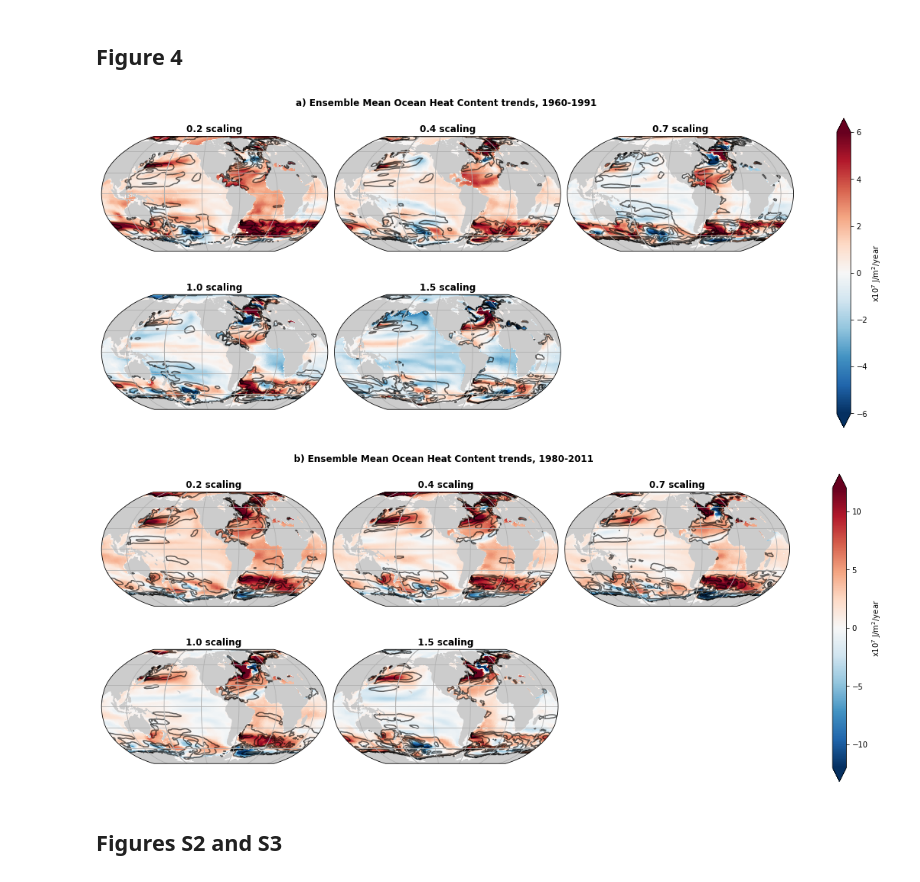
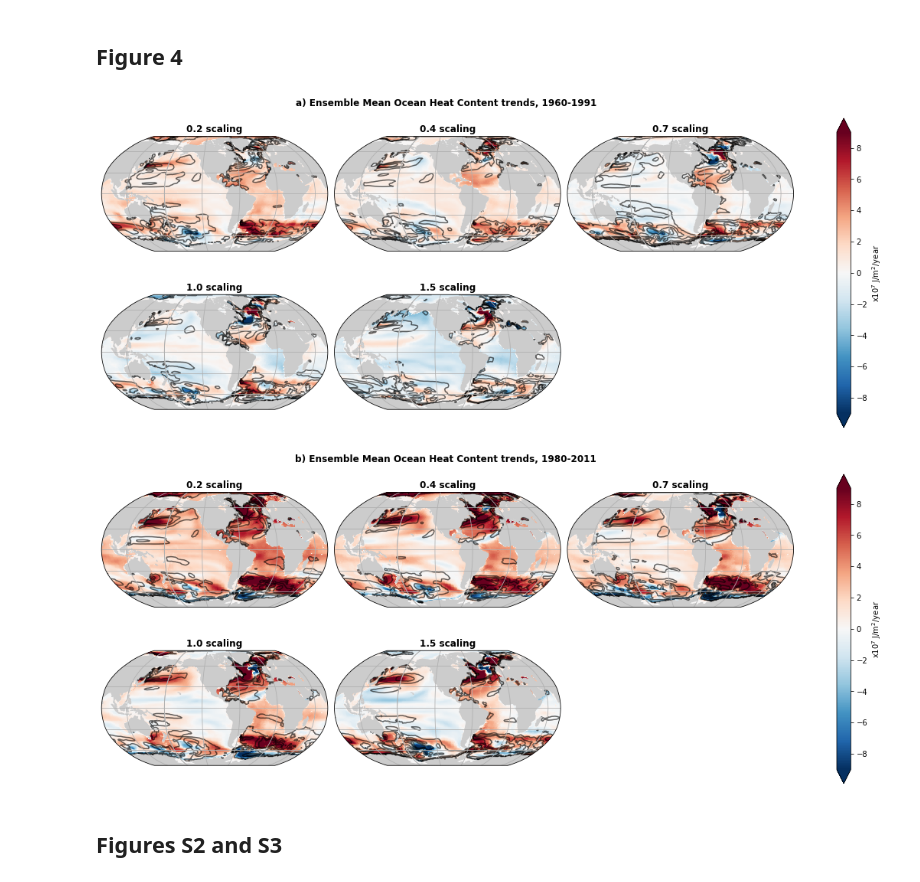
Before and after one commit to emmomp/SMURPHS_OHC, a Jupyter notebook: figure_notebooks/Fig4_OHC_trends_xy.ipynb, the cells around one changed output. Drawn from its saved outputs; the diff is of its cells as text; code cells hidden in the pictures.

```diff
--- a/figure_notebooks/Fig4_OHC_trends_xy.ipynb
+++ b/figure_notebooks/Fig4_OHC_trends_xy.ipynb
@@ -37,7 +37,7 @@ ohu_xy=xr.concat(ohu_xy,'time')
 # Plotting choices
 atllims=[-60,0,35,70]
 solims=[-90,-30]
-clims=[6,12]
+clim=9
 atl_inds=(ohu_xy.lon>atllims[0])&(ohu_xy.lon<atllims[1])&(ohu_xy.lat>atllims[2])&(ohu_xy.lat<atllims[3])
 so_inds=(ohu_xy.lat>solims[0])&(ohu_xy.lat<solims[1])
 region_dict={'atl':{'inds':[atl_inds],'proj':ccrs.Orthographic(),'lims':atllims,'figsize':[8,6]},
@@ -48,31 +48,31 @@ region_dict={'atl':{'inds':[atl_inds],'proj':ccrs.Orthographic(),'lims':atllims,
 # %%
 %matplotlib inline
 region='global'
 
 for tchunk in range(0,2):
     dplot=ohu_xy.isel(time=tchunk)/1e7*12
     if region_dict[region]['inds']:
         dplot=dplot.where(region_dict[region]['inds'][0],drop=True)
 
     dplot_mean=dplot.mean(dim='run')
     dplot_std=dplot.std(dim='run')
     p=dplot_mean.plot(x='lon',y='lat',col='exp',col_wrap=3,transform=ccrs.PlateCarree(),
                     figsize=region_dict[region]['figsize'],cmap='RdBu_r',
-                      vmin=-clims[tchunk],vmax=clims[tchunk],
+                      vmin=-clim,vmax=clim,
                     subplot_kws={'projection': region_dict[region]['proj']},cbar_kwargs={'label': 'x10$^7$ J/m$^2$/year'},rasterized=True)
     for ia,ax in enumerate(p.axes.flat):
         ax.add_feature(cf.LAND,color=[0.8,0.8,0.8],zorder=1)
         ax.gridlines()
         if region_dict[region]['lims']:
             ax.set_extent(region_dict[region]['lims'], ccrs.PlateCarree())
         if ia<5:
             dplot_std.isel(exp=ia).plot.contour(x='lon',y='lat',levels=[2,4,6],colors='k',alpha=0.6,transform=ccrs.PlateCarree(),ax=ax)
             ax.set_title(exp_names[ia]+' scaling',fontweight='bold')
     plt.suptitle(chr(ord('a')+tchunk)+') Ensemble Mean Ocean Heat Content trends, '+str(y_start[tchunk])+'-'+str(y_end[tchunk]),weight='bold',x=0.4,y=1.02)
     plt.savefig(figs_dir+'Fig4_ohu_xy_runmean_'+region+'_'+str(y_start[tchunk])+str(y_end[tchunk])+'.png',bbox_inches='tight')
 # %% [output]
-[figure, old version]
+[figure, new version]
-[figure, old version]
+[figure, new version]
 # %% [markdown]
 ## Figures S2 and S3
 # %%
```
Also changed, not shown: parts of 1 cell of this notebook, 1 other file.
